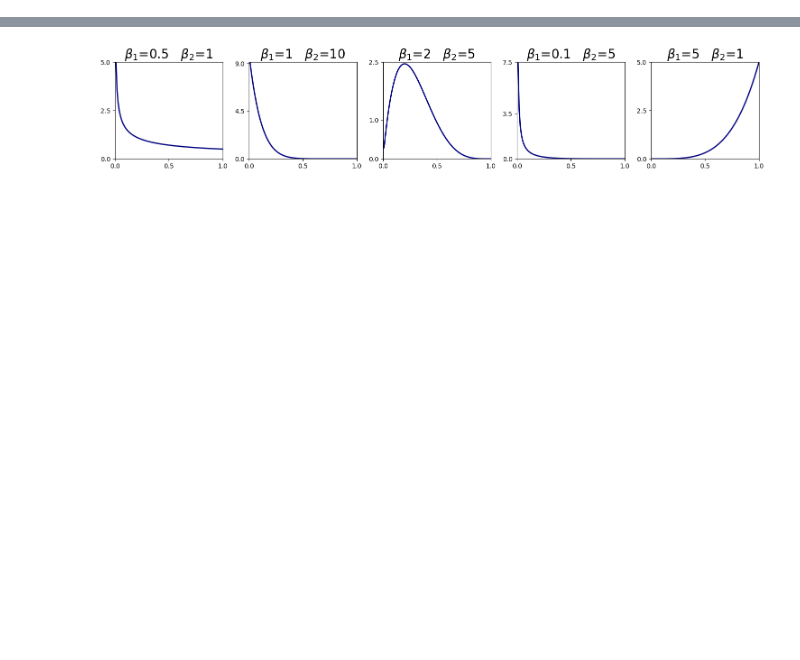
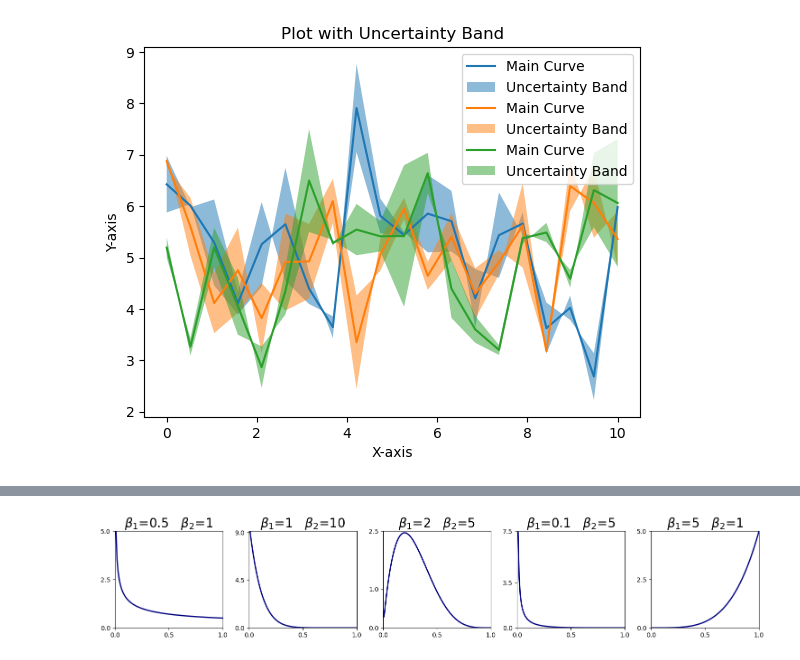
Before and after one commit to LenMetz/TabPFN-medical, a Jupyter notebook: prior_dev.ipynb, the cells around one changed output, grey strips where cells are left out. Drawn from its saved outputs; the diff is of its cells as text; code cells hidden in the pictures; blank space fills up the shorter version.

```diff
--- a/prior_dev.ipynb
+++ b/prior_dev.ipynb
@@ -23,6 +23,29 @@ from tabpfn_new.scripts.model_builder import get_forest_prior_hyperparameters, g
 from tabpfn.utils import get_uniform_single_eval_pos_sampler
 from utils import get_dataloader
 device = "cpu"
+# %%
+y = np.random.normal(5,1,(3,20))
+error = np.random.normal(0,0.5,(3,20))
+x = np.linspace(0, 10, 20)
+#error = 0.2  # constant error for simplicity; this can also be an array
+
+# Plot the main line
+for i in range(3):
+    plt.plot(x, y[i], label='Main Curve')
+
+    # Add the uncertainty band
+    plt.fill_between(x, y[i] - error[i], y[i] + error[i], alpha=0.5, label='Uncertainty Band')
+
+# Adding labels and title
+plt.xlabel('X-axis')
+plt.ylabel('Y-axis')
+plt.title('Plot with Uncertainty Band')
+plt.legend()
+
+# Show plot
+plt.show()
+# %% [output]
+[figure, added]
 # %%
 def reload_config(prior_type='forest', config_type='causal', task_type='binary', longer=0):
     config = get_prior_config(config_type=config_type)
```
Also changed, not shown: parts of 6 cells of this notebook, 56 other files.
